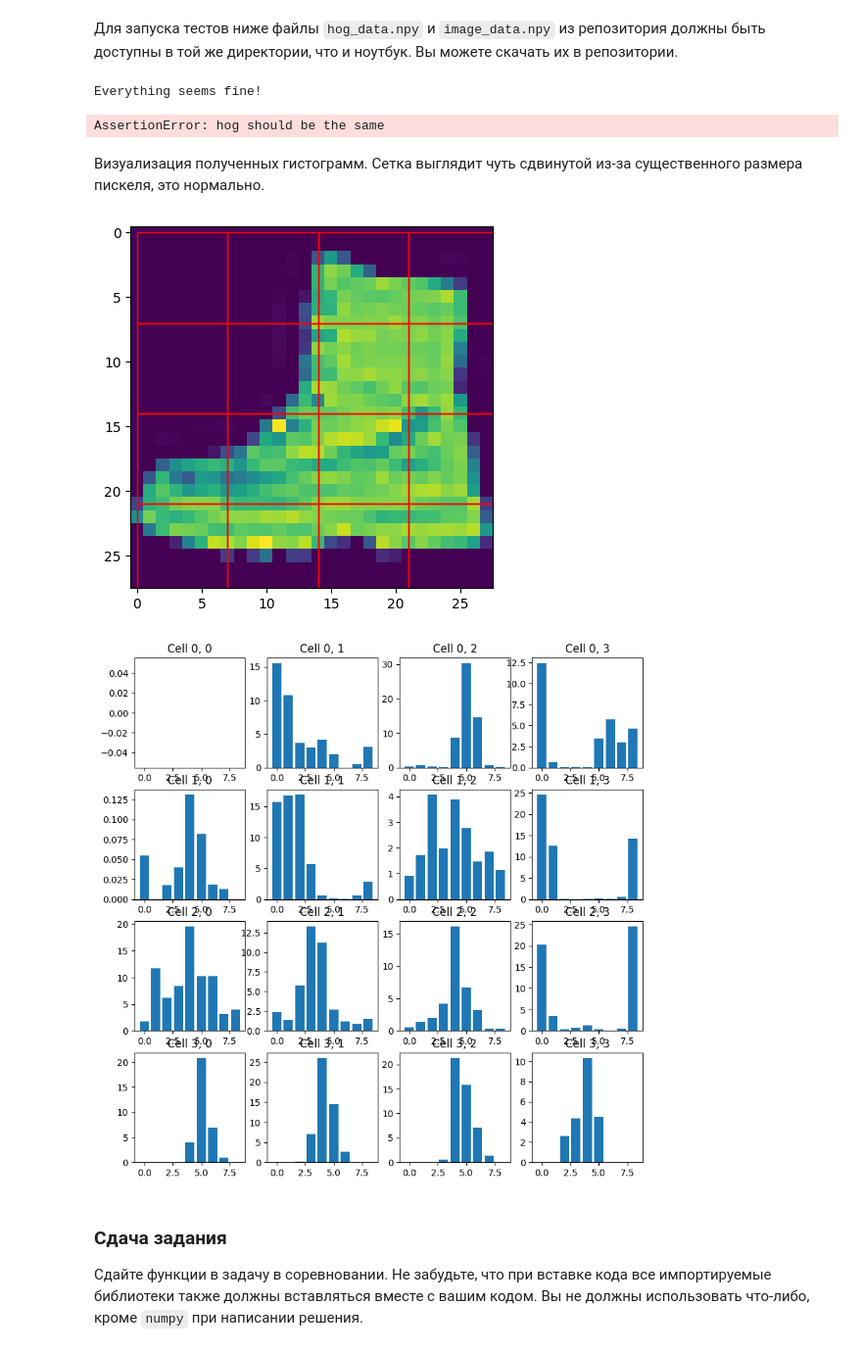
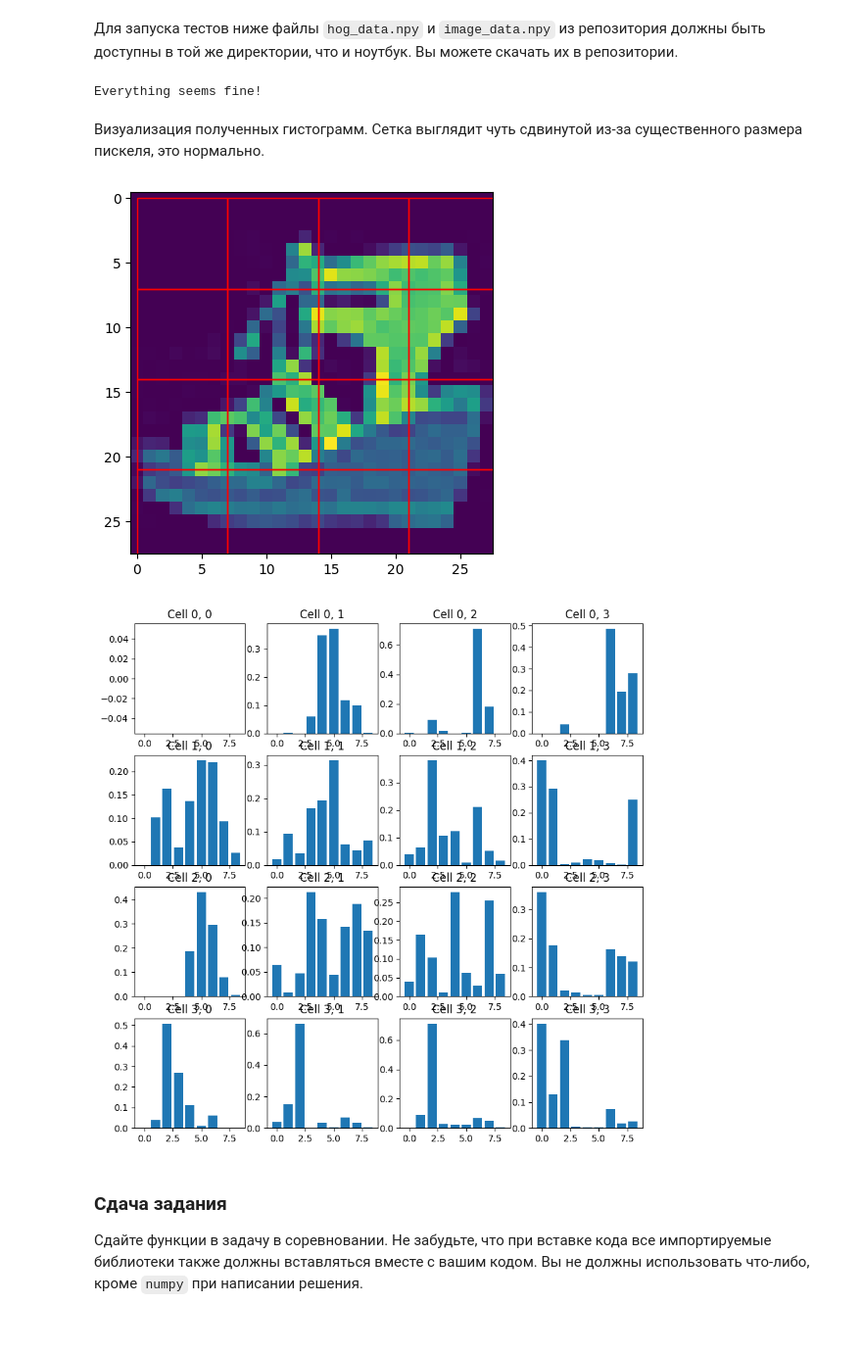
Before and after one commit to Artur4ik2304/Yandex_ML_3.0, a Jupyter notebook: step02_biological_and_edge_detection/hw_sobel_and_simple_hog.ipynb, the cells around one changed output. Shown at 98% size. Cells and saved outputs as stored; diff of their text form; code cells hidden in the pictures.

```diff
--- a/step02_biological_and_edge_detection/hw_sobel_and_simple_hog.ipynb
+++ b/step02_biological_and_edge_detection/hw_sobel_and_simple_hog.ipynb
@@ -248,11 +248,13 @@ def compute_hog(image, pixels_per_cell=(cell_size, cell_size), bins=9):
     bin_edges = np.linspace(-180, 180, 10, endpoint=True)
     for i in range(n_cells_y):
         for j in range(n_cells_x):
-          y_start, y_end = 8 * i, 8 * (i + 1)
-          x_start, x_end = 8 * j, 8 * (j + 1)
+          y_start, y_end = cell_height * i, cell_height * (i + 1)
+          x_start, x_end = cell_width * j, cell_width * (j + 1)
           histograms[i, j], _ = np.histogram(direction[y_start: y_end, x_start: x_end], bins=bin_edges,
                                           weights=magnitude[y_start: y_end, x_start: x_end])
-          histograms[i, j] /= (sum(histograms[i, j]) + 1e-20)
+          hist_sum = np.sum(histograms[i, j])
+          if hist_sum > 0:
+            histograms[i, j] = histograms[i, j] / hist_sum
     return histograms
 # %% [markdown]
 Для запуска тестов ниже файлы `hog_data.npy` и `image_data.npy` из репозитория должны быть доступны в той же директории, что и ноутбук. Вы можете скачать их в репозитории.
@@ -277,32 +279,32 @@ for test_image, test_hog in zip(image_data, hog_data):
 # __________end of block__________
 # %% [output]
 Everything seems fine!
-AssertionError: hog should be the same
 # %% [markdown]
 Визуализация полученных гистограмм. Сетка выглядит чуть сдвинутой из-за существенного размера пискеля, это нормально.
 # %%
 #plot all the histograms for (3, 3) cells:
 image = random.choice(train_fmnist_data)[0][0].numpy()
 hog = compute_hog(image)
-
+gradient_x, gradient_y = compute_sobel_gradients_two_loops(image)
+direction = compute_gradient_direction(gradient_x, gradient_y)
 # draw cells on the image
 plt.imshow(image)
 for i in range(4):
     for j in range(4):
         plt.gca().add_patch(plt.Rectangle((j * cell_size, i * cell_size), cell_size, cell_size, fill=False, edgecolor='red', linewidth=1))
 plt.show()
 
 
 plt.figure(figsize=(10, 10))
 for i in range(4):
     for j in range(4):
         plt.subplot(4, 4, i * 4 + j + 1)
         plt.bar(range(len(hog[i, j])), hog[i, j])
         plt.title(f"Cell {i}, {j}")
 plt.show()
 # %% [output]
-[figure, old version]
+[figure, new version]
-[figure, old version]
+[figure, new version]
 # %% [markdown]
 ### Сдача задания
 Сдайте функции в задачу в соревновании. Не забудьте, что при вставке кода все импортируемые библиотеки также должны вставляться вместе с вашим кодом. Вы не должны использовать что-либо, кроме `numpy` при написании решения.
```
